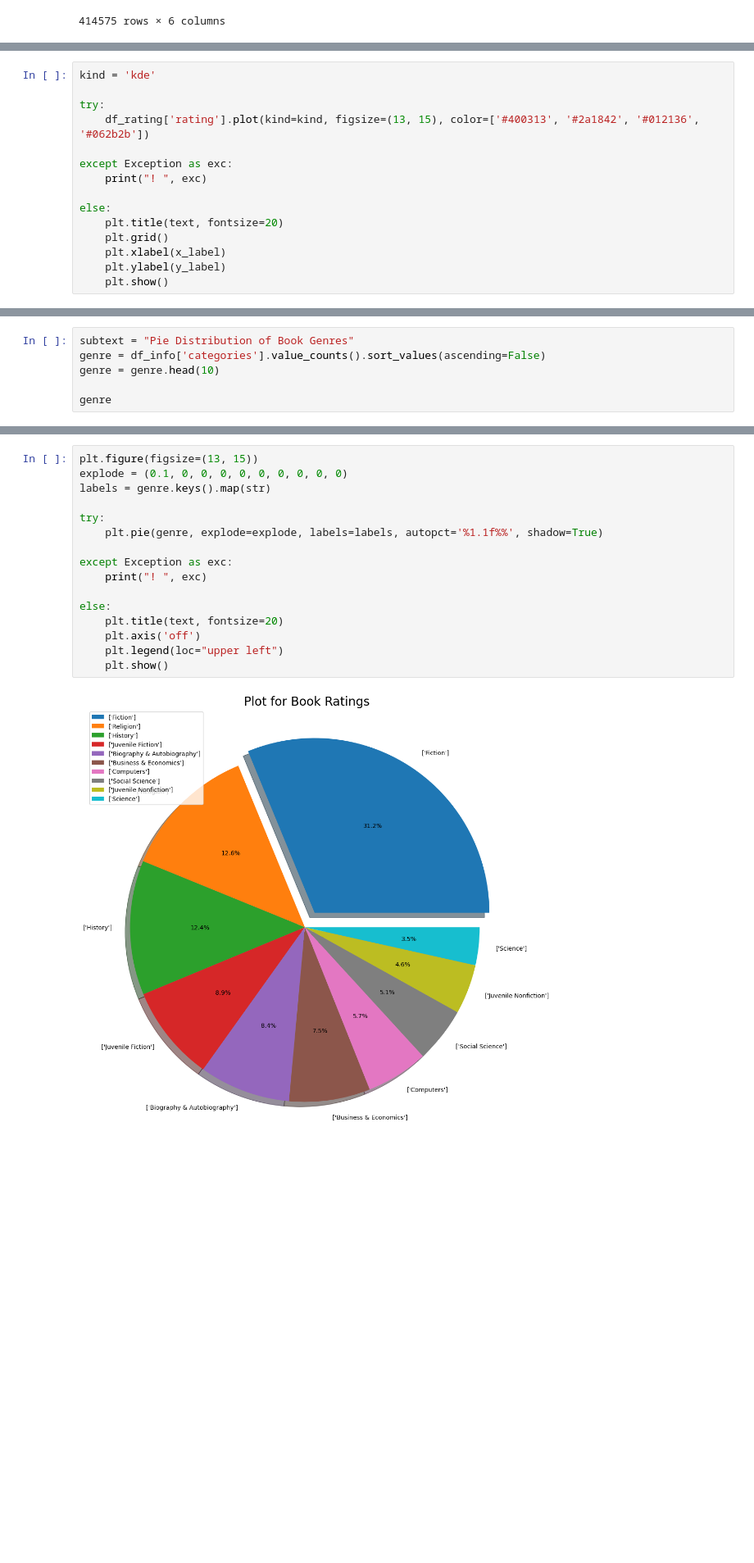
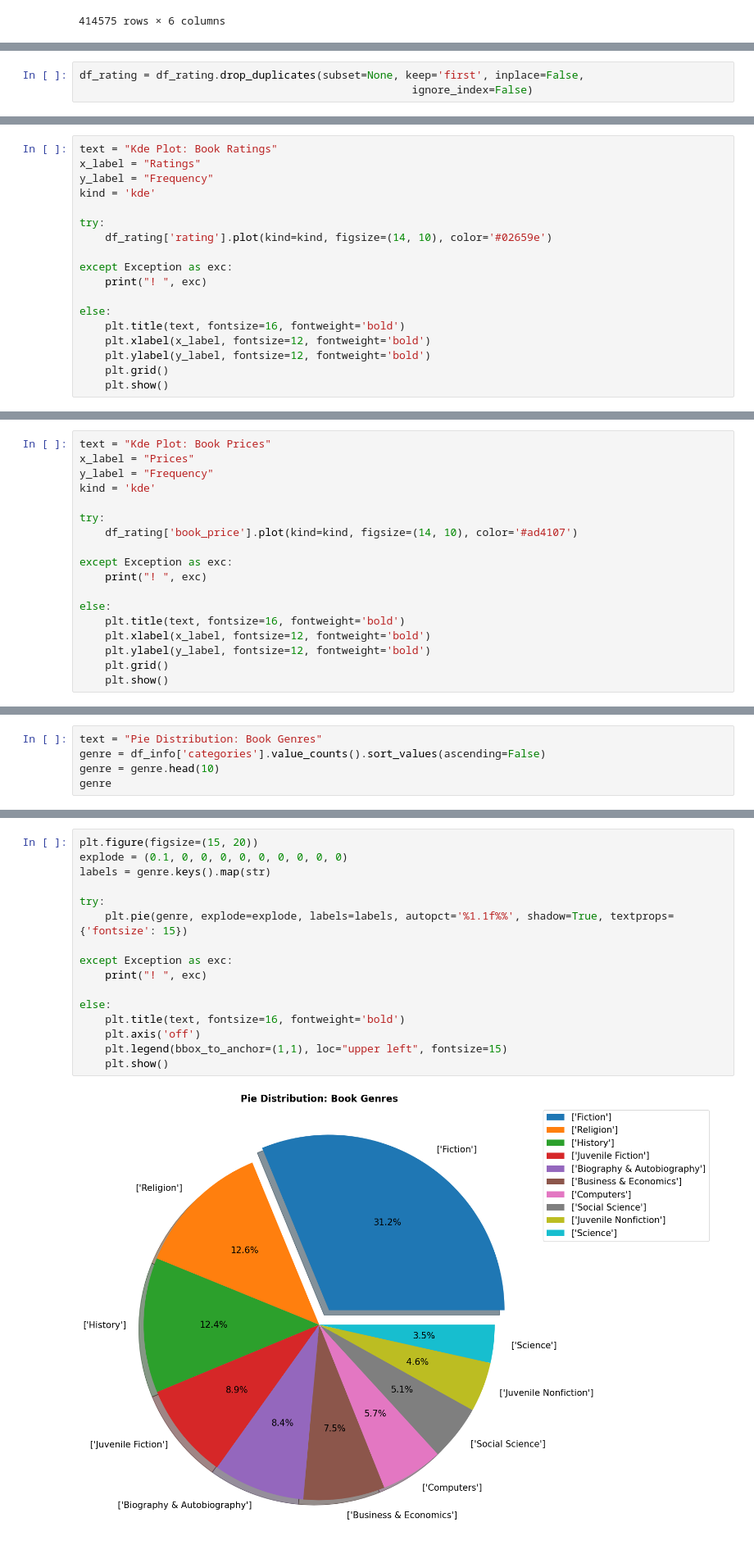
Before and after one commit to shahriar-rahman/A-Comparative-Analysis-of-Amazon-Book-Ratings-using-Collaborative-Filtering, a Jupyter notebook: notebooks/feature_exploration.ipynb, the cells around one changed output, grey strips where cells are left out. Shown at 82% size. Cells and saved outputs as stored; diff of their text form; blank space fills up the shorter version.

```diff
--- a/notebooks/feature_exploration.ipynb
+++ b/notebooks/feature_exploration.ipynb
@@ -178,0 +218,3 @@ df_rating.dropna(axis=0, how='any')
+# %%
+df_rating = df_rating.drop_duplicates(subset=None, keep='first', inplace=False,
+                                                    ignore_index=False)
@@ -282,16 +338,19 @@ else:
 # %%
+text = "Kde Plot: Book Ratings"
+x_label = "Ratings"
+y_label = "Frequency"
 kind = 'kde'
 
 try:
-    df_rating['rating'].plot(kind=kind, figsize=(13, 15), color=['#400313', '#2a1842', '#012136', '#062b2b'])
+    df_rating['rating'].plot(kind=kind, figsize=(14, 10), color='#02659e')
 
 except Exception as exc:
     print("! ", exc)
 
 else:
-    plt.title(text, fontsize=20)
+    plt.title(text, fontsize=16, fontweight='bold')
+    plt.xlabel(x_label, fontsize=12, fontweight='bold')
+    plt.ylabel(y_label, fontsize=12, fontweight='bold')
     plt.grid()
-    plt.xlabel(x_label)
-    plt.ylabel(y_label)
     plt.show()
 # %% [output]
@@ -298,0 +358,18 @@ else:
+# %%
+text = "Kde Plot: Book Prices"
+x_label = "Prices"
+y_label = "Frequency"
+kind = 'kde'
+
+try:
+    df_rating['book_price'].plot(kind=kind, figsize=(14, 10), color='#ad4107')
+
+except Exception as exc:
+    print("! ", exc)
+
+else:
+    plt.title(text, fontsize=16, fontweight='bold')
+    plt.xlabel(x_label, fontsize=12, fontweight='bold')
+    plt.ylabel(y_label, fontsize=12, fontweight='bold')
+    plt.grid()
+    plt.show()
@@ -301,8 +411,7 @@ else:
 # %%
-subtext = "Pie Distribution of Book Genres"
+text = "Pie Distribution: Book Genres"
 genre = df_info['categories'].value_counts().sort_values(ascending=False)
 genre = genre.head(10)
-
 genre
 # %% [output]
 ['Fiction']                      23419
@@ -321,19 +428,19 @@ Name: categories, dtype: int64
 # %%
-plt.figure(figsize=(13, 15))
+plt.figure(figsize=(15, 20))
 explode = (0.1, 0, 0, 0, 0, 0, 0, 0, 0, 0)
 labels = genre.keys().map(str)
 
 try:
-    plt.pie(genre, explode=explode, labels=labels, autopct='%1.1f%%', shadow=True)
+    plt.pie(genre, explode=explode, labels=labels, autopct='%1.1f%%', shadow=True, textprops={'fontsize': 15})
 
 except Exception as exc:
     print("! ", exc)
 
 else:
-    plt.title(text, fontsize=20)
+    plt.title(text, fontsize=16, fontweight='bold')
     plt.axis('off')
-    plt.legend(loc="upper left")
+    plt.legend(bbox_to_anchor=(1,1), loc="upper left", fontsize=15)
     plt.show()
 # %% [output]
-[figure, old version]
+[figure, new version]
 # %% [markdown]
```
Also changed, not shown: parts of 81 cells of this notebook, 17 other files.
